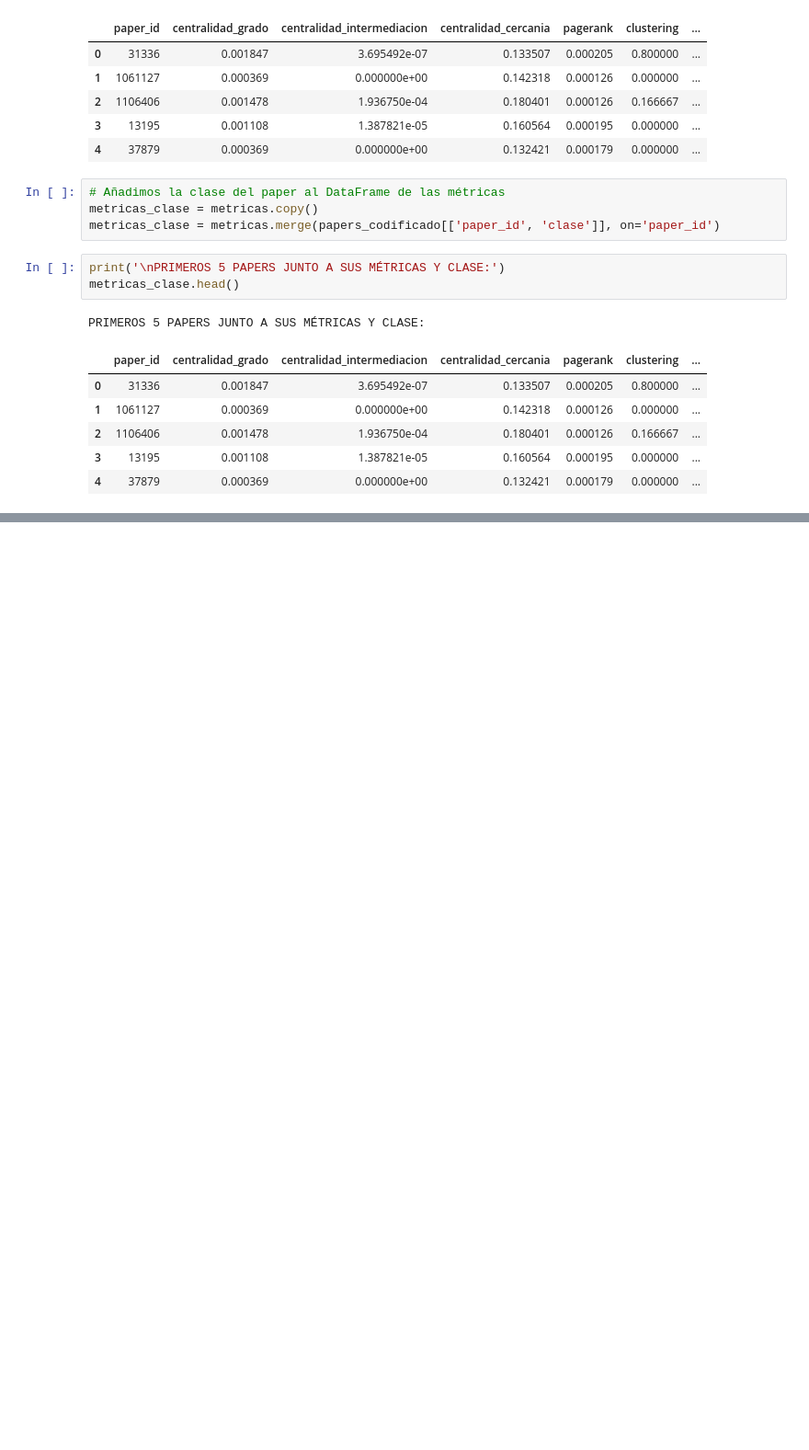
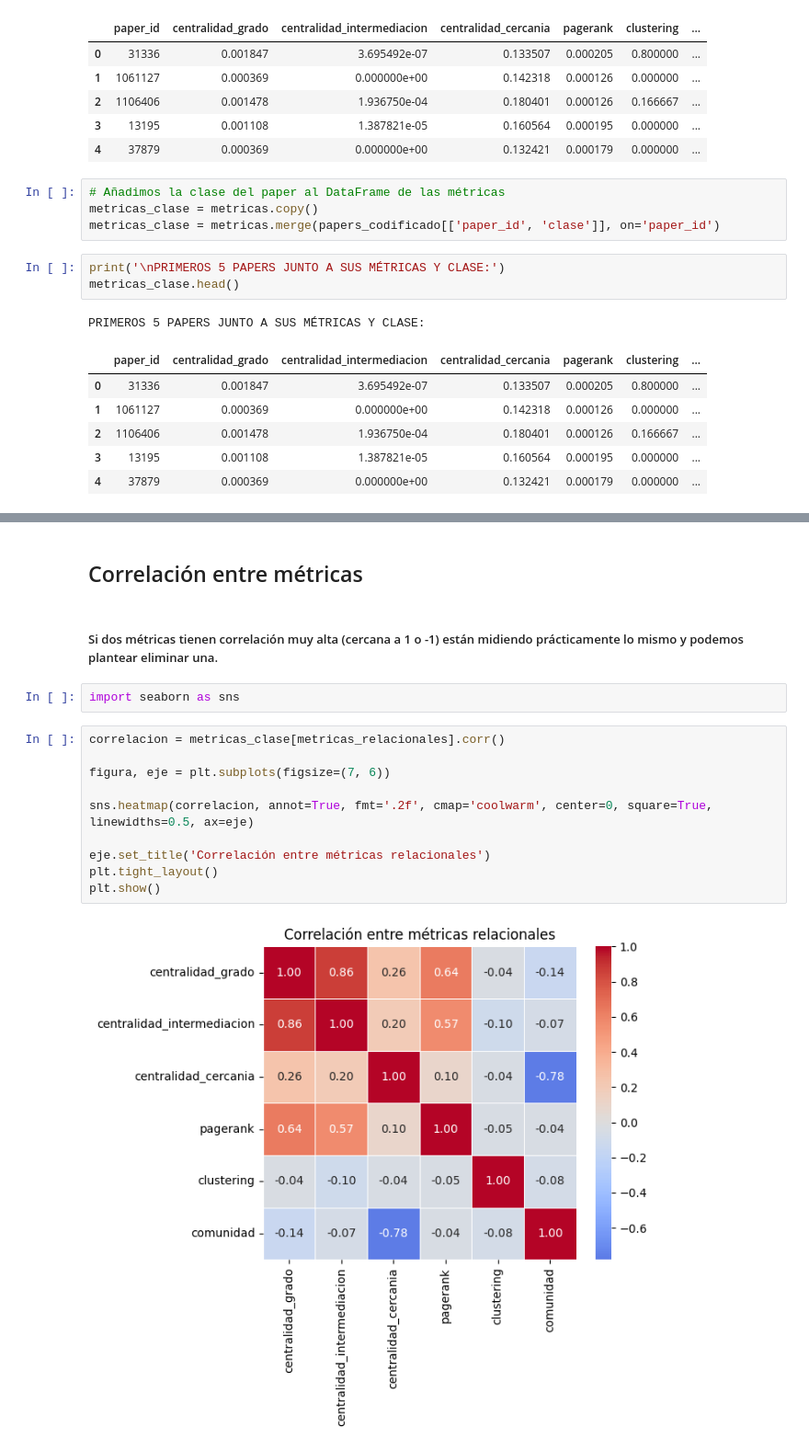
Before and after one commit to aitanavp/proyecto-ia, a Jupyter notebook: notebooks/codigo.ipynb, the cells around one changed output, grey strips where cells are left out. Shown at 92% size. Saved outputs shown, nothing was run; the diff lists cells and outputs as text; blank space fills up the shorter version.

```diff
--- a/notebooks/codigo.ipynb
+++ b/notebooks/codigo.ipynb
@@ -211,0 +277,18 @@ PRIMEROS 5 PAPERS JUNTO A SUS MÉTRICAS Y CLASE:
+# %% [markdown]
+## Correlación entre métricas
+# %% [markdown]
+##### Si dos métricas tienen correlación muy alta (cercana a 1 o -1) están midiendo prácticamente lo mismo y podemos plantear eliminar una.
+# %%
+import seaborn as sns
+# %%
+correlacion = metricas_clase[metricas_relacionales].corr()
+
+figura, eje = plt.subplots(figsize=(7, 6))
+
+sns.heatmap(correlacion, annot=True, fmt='.2f', cmap='coolwarm', center=0, square=True, linewidths=0.5, ax=eje)
+
+eje.set_title('Correlación entre métricas relacionales')
+plt.tight_layout()
+plt.show()
+# %% [output]
+[figure, added]
```
Also changed, not shown: parts of 9 cells of this notebook.
